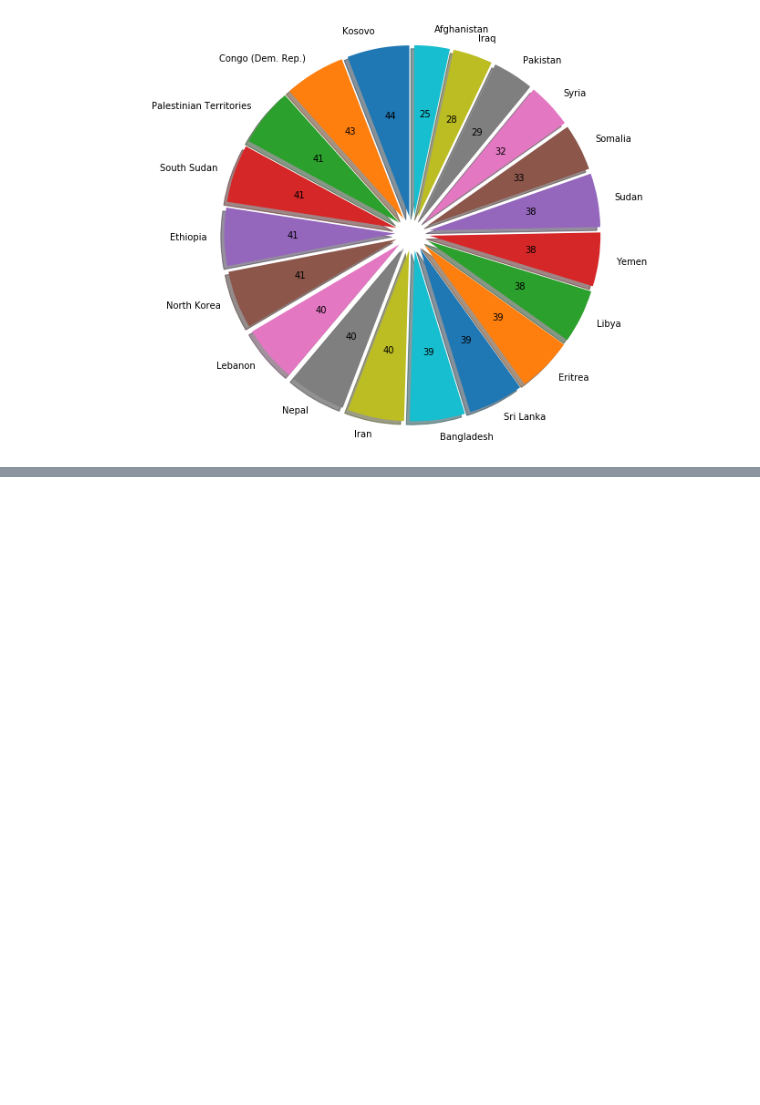
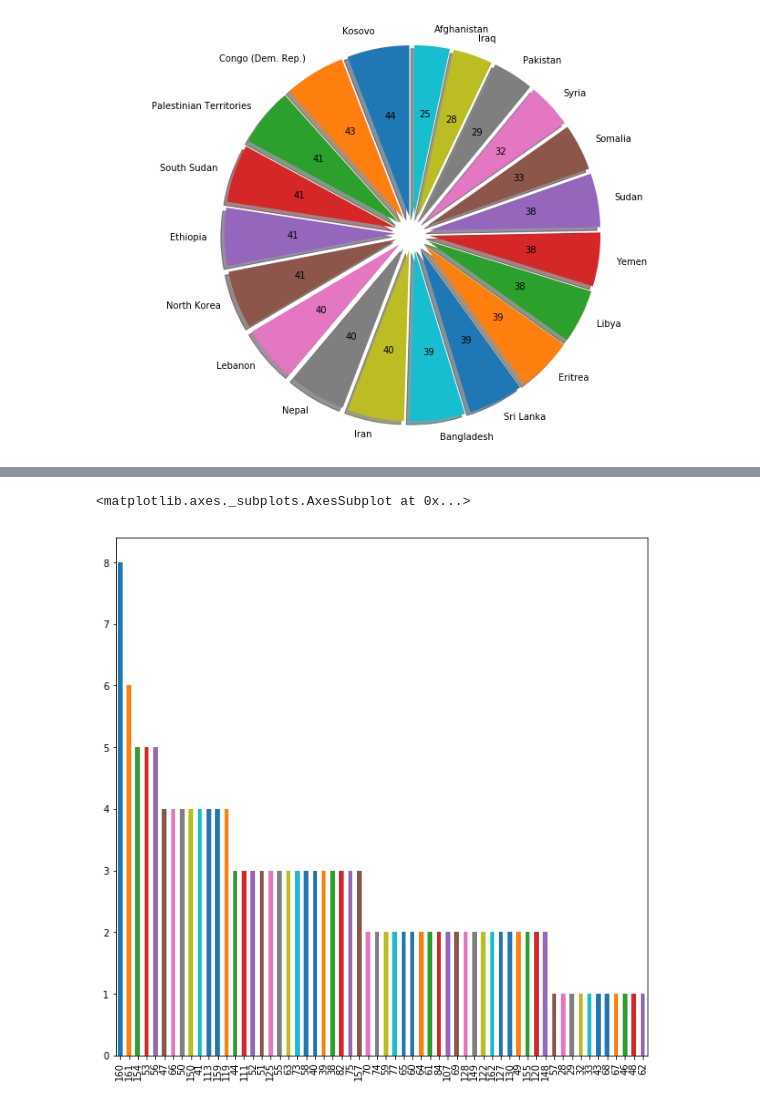
Before and after one commit to venkatsgithub1/Passport_Scores_2018, a Jupyter notebook: Countries_2018_Passport_scores.ipynb, the cells around one changed output, grey strips where cells are left out. Drawn from its saved outputs; the diff is of its cells as text; code cells hidden in the pictures; blank space fills up the shorter version.

```diff
--- a/Countries_2018_Passport_scores.ipynb
+++ b/Countries_2018_Passport_scores.ipynb
@@ -58,0 +77,6 @@ fig.set_size_inches(10,7)
+# %%
+bucket_counts = df.Rank.value_counts()
+df.Rank.value_counts().head(n=60).plot(kind='bar', figsize=(10,10))
+# %% [output]
+<matplotlib.axes._subplots.AxesSubplot at 0x...>
+[figure, added]
```
Also changed, not shown: parts of 3 cells of this notebook.
